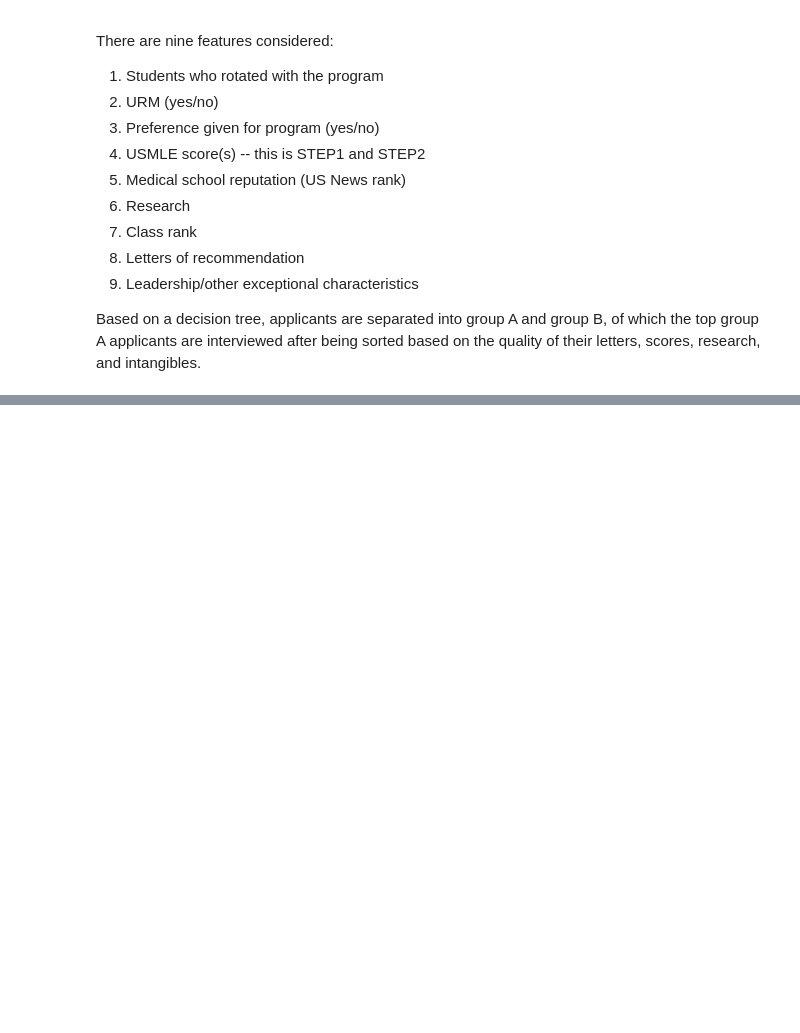
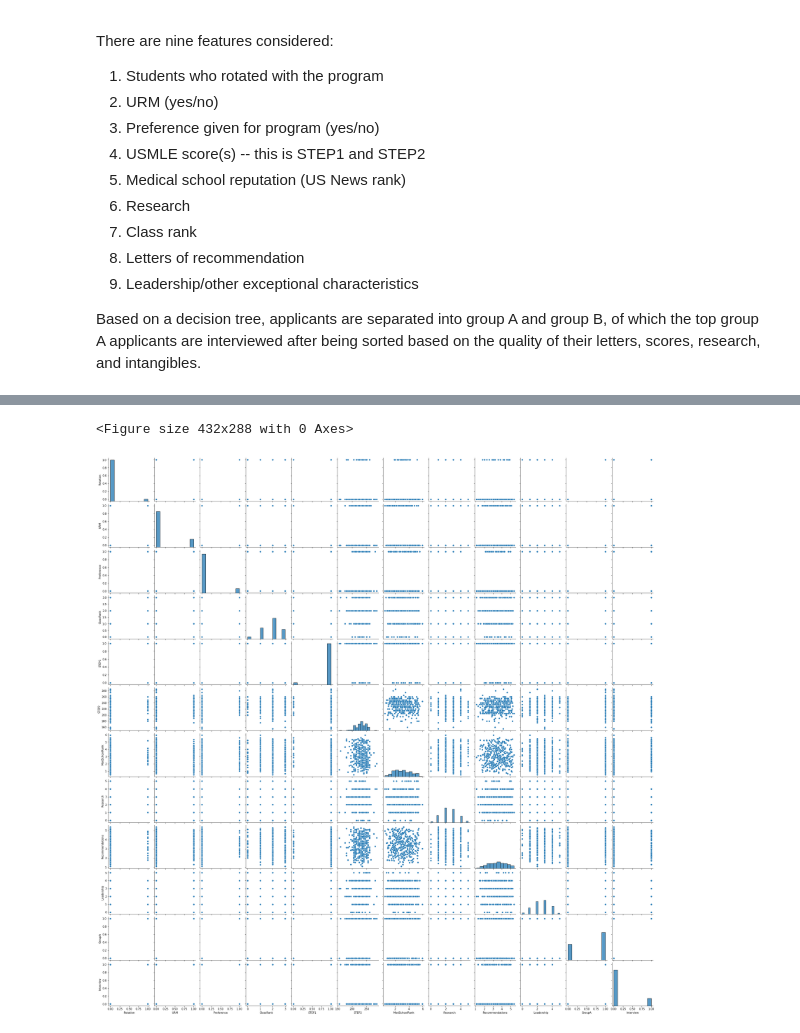
Before and after one commit to evanjfaulkner/Residency-Program-Model, a Jupyter notebook: residency_decision_tree.ipynb, the cells around one changed output, grey strips where cells are left out. Saved outputs shown, nothing was run; the diff lists cells and outputs as text; code cells hidden in the pictures; blank space fills up the shorter version.

```diff
--- a/residency_decision_tree.ipynb
+++ b/residency_decision_tree.ipynb
@@ -368,3 +249,10 @@ applications['Interview'].iloc[interviews] = 1
+# %%
+plt.figure()
+sns.pairplot(applications)
+plt.show()
+# %% [output]
+<Figure size 432x288 with 0 Axes>
+[figure, added]
 # %%
 plt.figure()
 sns.pairplot(applications, hue='Interview')
```
Also changed, not shown: parts of 8 cells of this notebook, 2 other files.
